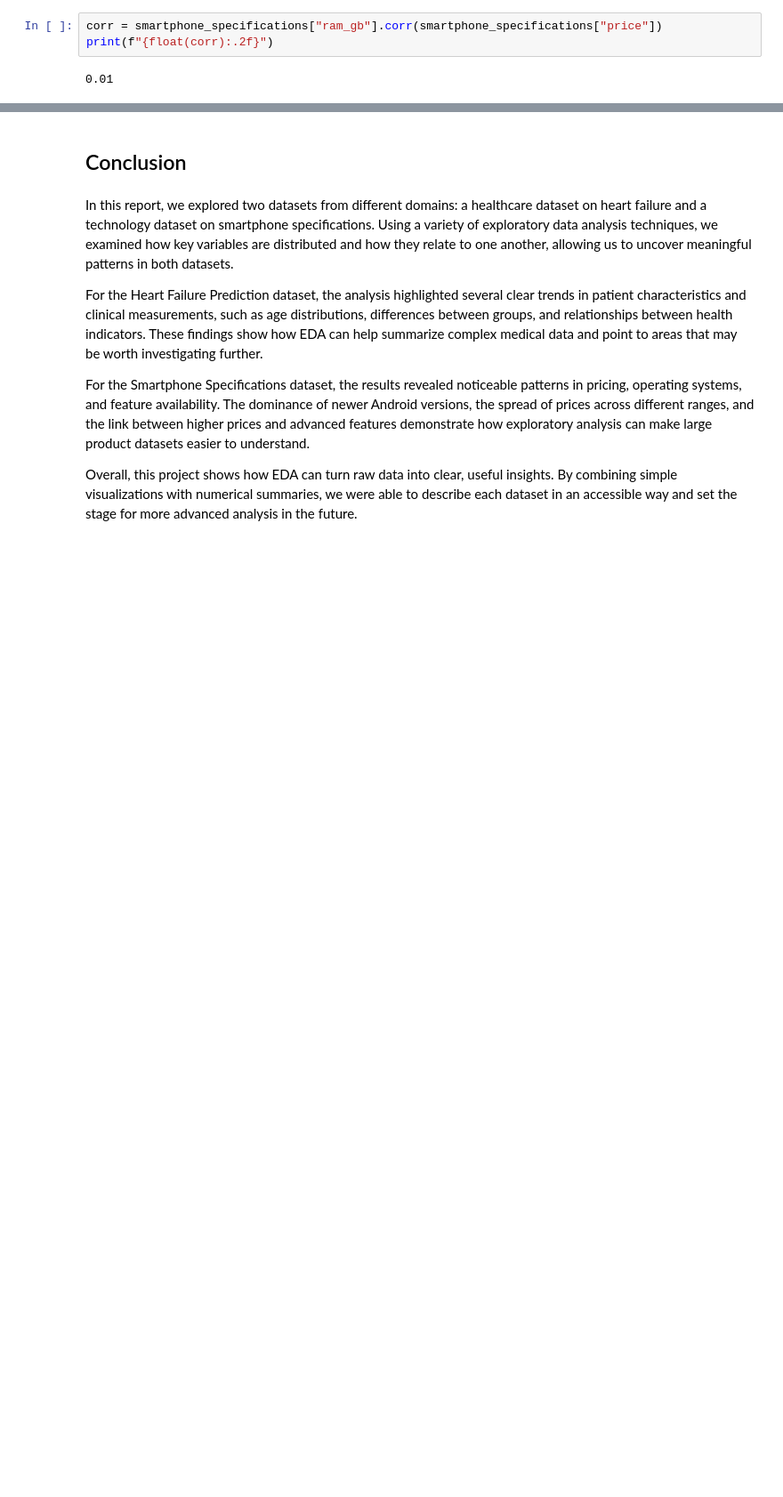
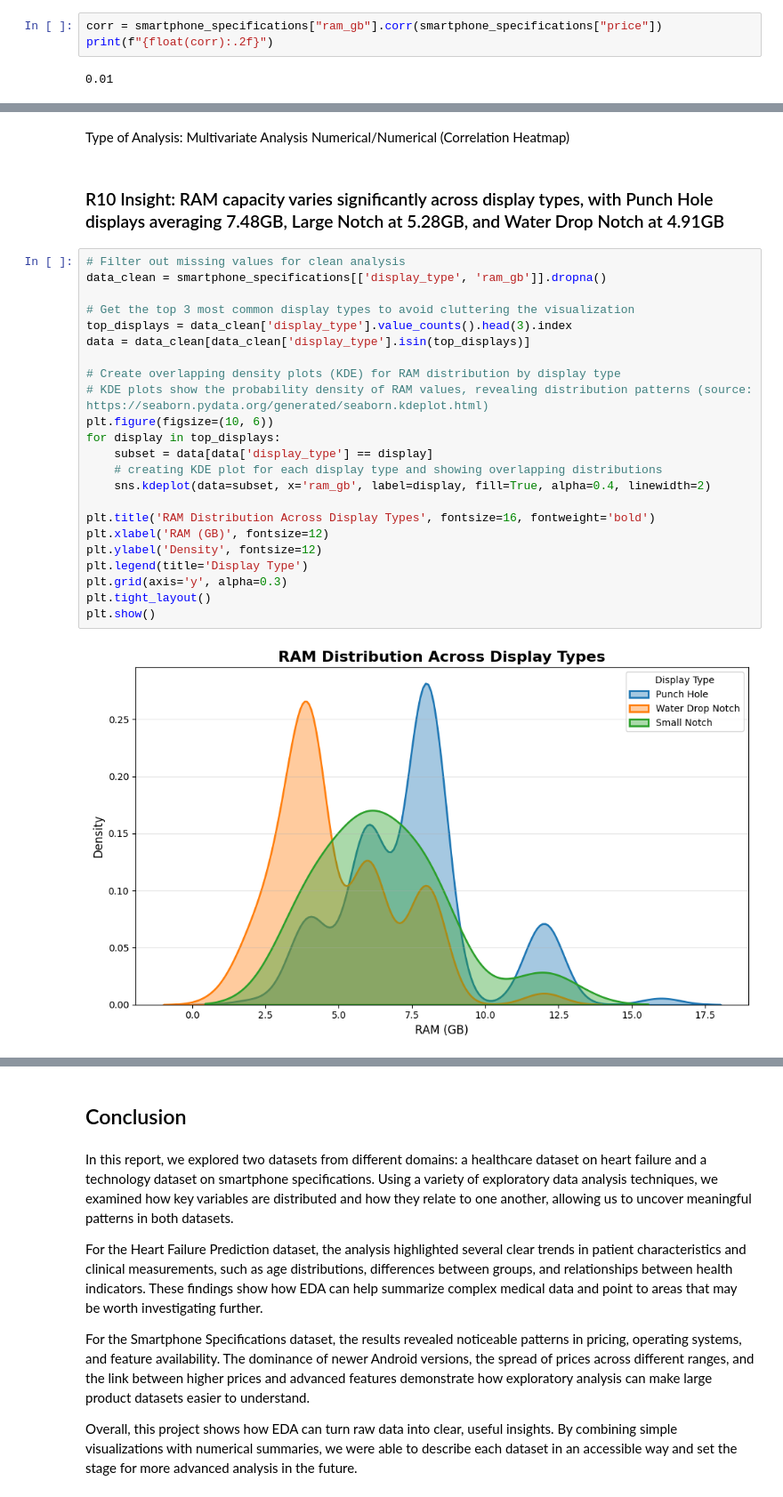
Before and after one commit to michaelmassaad02/CSI4142_Assignment1, a Jupyter notebook: CSI4142-Assignment1.ipynb, the cells around one changed output, grey strips where cells are left out. Shown at 89% size. Saved outputs shown, nothing was run; the diff lists cells and outputs as text; blank space fills up the shorter version.

Commit message:
pushing insights

```diff
--- a/CSI4142-Assignment1.ipynb
+++ b/CSI4142-Assignment1.ipynb
@@ -803,0 +815,29 @@ Type of Analysis: BIvariate Numerical/Numerical Data Analysis
+# %% [markdown]
+Type of Analysis: Multivariate Analysis Numerical/Numerical (Correlation Heatmap)
+# %% [markdown]
+### R10 Insight: RAM capacity varies significantly across display types, with Punch Hole displays averaging 7.48GB, Large Notch at 5.28GB, and Water Drop Notch at 4.91GB
+# %%
+# Filter out missing values for clean analysis
+data_clean = smartphone_specifications[['display_type', 'ram_gb']].dropna()
+
+# Get the top 3 most common display types to avoid cluttering the visualization
+top_displays = data_clean['display_type'].value_counts().head(3).index
+data = data_clean[data_clean['display_type'].isin(top_displays)]
+
+# Create overlapping density plots (KDE) for RAM distribution by display type
+# KDE plots show the probability density of RAM values, revealing distribution patterns (source: https://seaborn.pydata.org/generated/seaborn.kdeplot.html)
+plt.figure(figsize=(10, 6))
+for display in top_displays:
+    subset = data[data['display_type'] == display]
+    # creating KDE plot for each display type and showing overlapping distributions
+    sns.kdeplot(data=subset, x='ram_gb', label=display, fill=True, alpha=0.4, linewidth=2)
+
+plt.title('RAM Distribution Across Display Types', fontsize=16, fontweight='bold')
+plt.xlabel('RAM (GB)', fontsize=12)
+plt.ylabel('Density', fontsize=12)
+plt.legend(title='Display Type')
+plt.grid(axis='y', alpha=0.3)
+plt.tight_layout()
+plt.show()
+# %% [output]
+[figure, added]
```
Also changed, not shown: parts of 9 cells of this notebook.
